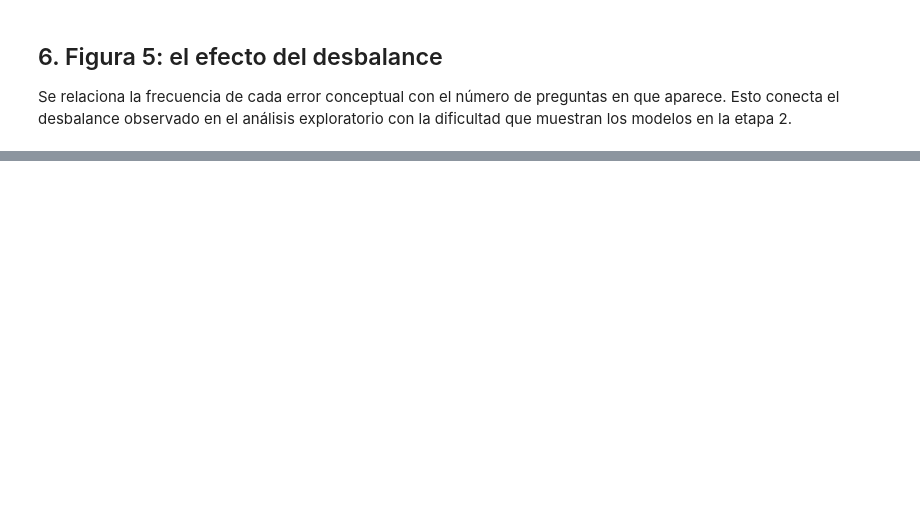
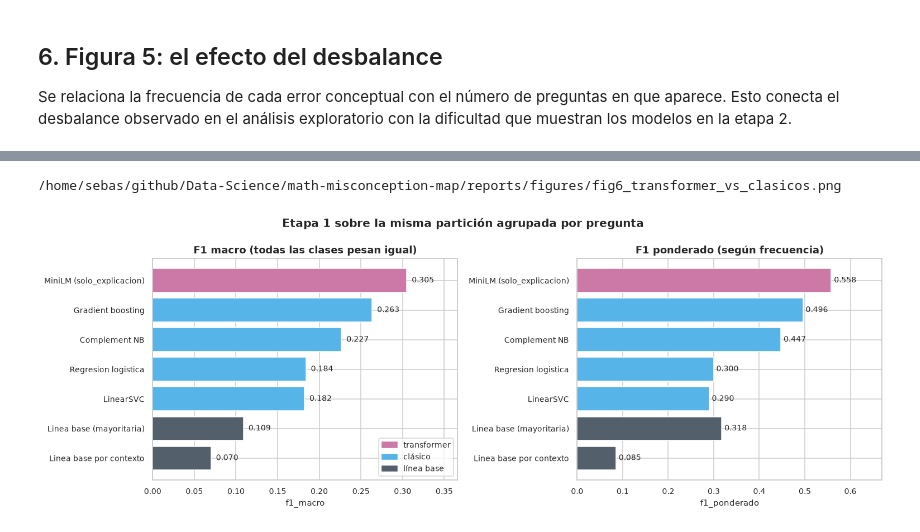
Before and after one commit to Tunchxz/math-misconception-map, a Jupyter notebook: notebooks/05_comparacion_resultados.ipynb, the cells around one changed output, grey strips where cells are left out. Drawn from its saved outputs; the diff is of its cells as text; code cells hidden in the pictures; blank space fills up the shorter version.

```diff
--- a/notebooks/05_comparacion_resultados.ipynb
+++ b/notebooks/05_comparacion_resultados.ipynb
@@ -263,0 +350,16 @@ print(f"\nEtiquetas presentes en una sola pregunta: "
+# %%
+from src.features import build_features as bf
+from src.models import train_model as tm
+
+if hay_transformer:
+    datos = bf.preparar_objetivos(train)
+    COLUMNAS = ["explicacion_min", "QuestionId", "MC_Answer"] + bf.NUMERICAS
+    X = datos[COLUMNAS]
+    y = datos["Category"].values
+
+    # Misma partición que empleó el cuaderno 04.
+    idx_tr, idx_te = next(iter(GroupKFold(n_splits=5).split(X, y, datos["QuestionId"])))
+    print(f"Entrenamiento: {len(idx_tr):,} filas, "
+          f"{datos.iloc[idx_tr]['QuestionId'].nunique()} preguntas")
+    print(f"Prueba:        {len(idx_te):,} filas, "
+          f"{datos.iloc[idx_te]['QuestionId'].nunique()} preguntas")
@@ -263,0 +406,35 @@ print(f"\nEtiquetas presentes en una sola pregunta: "
+# %%
+if hay_transformer:
+    COLOR_FAMILIA = {
+        "transformer": "#CC79A7",
+        "clásico": COLOR_ALEATORIO,
+        "línea base": COLOR_CONTEXTO,
+    }
+
+    fig, (izq, der) = plt.subplots(1, 2, figsize=(14, 5))
+    d = misma_particion.sort_values("f1_macro")
+
+    for ax, metrica, titulo in [
+        (izq, "f1_macro", "F1 macro (todas las clases pesan igual)"),
+        (der, "f1_ponderado", "F1 ponderado (según frecuencia)"),
+    ]:
+        colores = [COLOR_FAMILIA[f] for f in d["familia"]]
+        ax.barh(d["modelo"], d[metrica], color=colores)
+        for y_pos, v in enumerate(d[metrica]):
+            ax.text(v + 0.006, y_pos, f"{v:.3f}", va="center", fontsize=9)
+        ax.set_xlabel(metrica)
+        ax.set_title(titulo)
+        ax.set_xlim(0, d[metrica].max() * 1.2)
+
+    manijas = [
+        plt.Rectangle((0, 0), 1, 1, color=c) for c in COLOR_FAMILIA.values()
+    ]
+    izq.legend(manijas, COLOR_FAMILIA.keys(), loc="lower right", fontsize=9)
+    fig.suptitle("Etapa 1 sobre la misma partición agrupada por pregunta",
+                 fontsize=13, fontweight="bold")
+    fig.tight_layout()
+    print(guardar_figura(fig, "fig6_transformer_vs_clasicos"))
+    plt.show()
+# %% [output]
+/home/sebas/github/Data-Science/math-misconception-map/reports/figures/fig6_transformer_vs_clasicos.png
+[figure, added]
```
Also changed, not shown: parts of 19 cells of this notebook.
